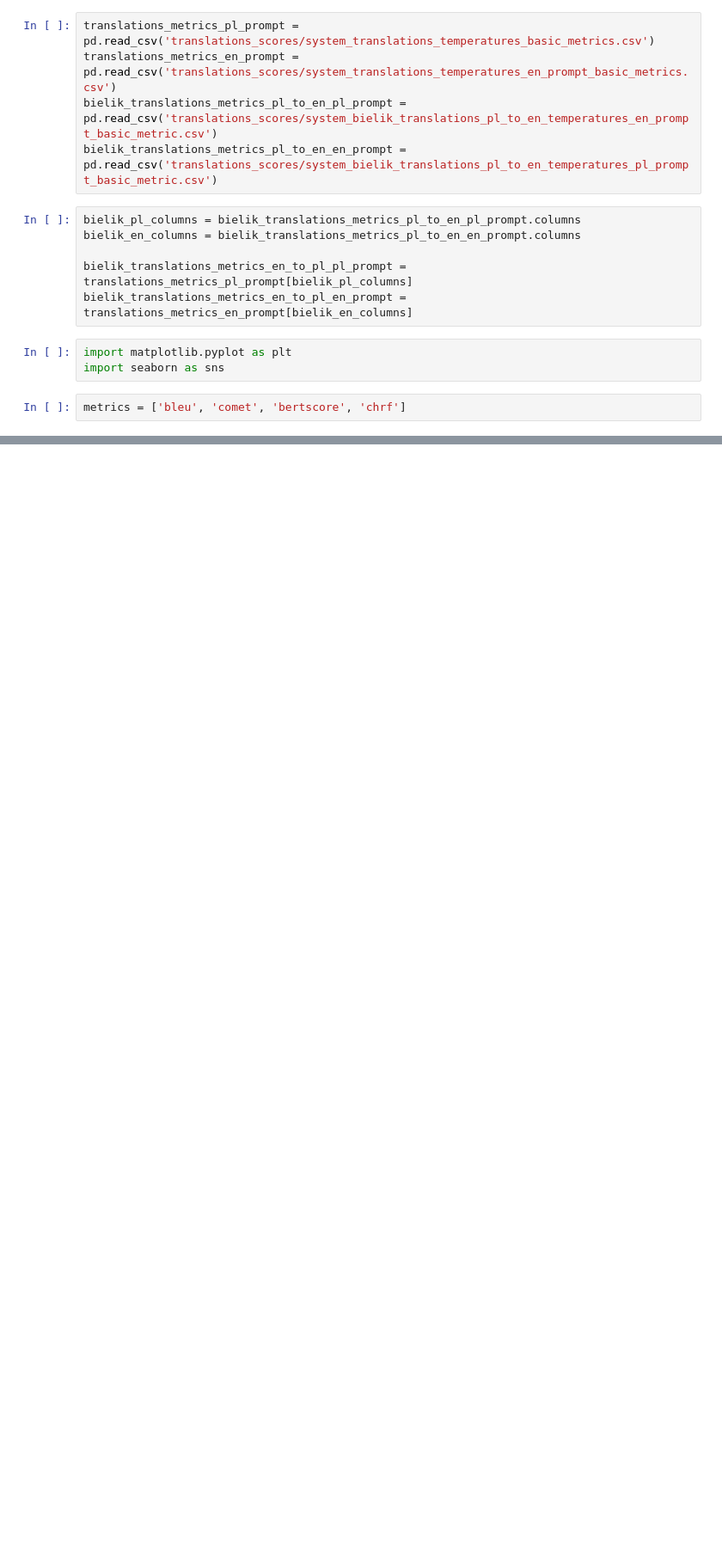
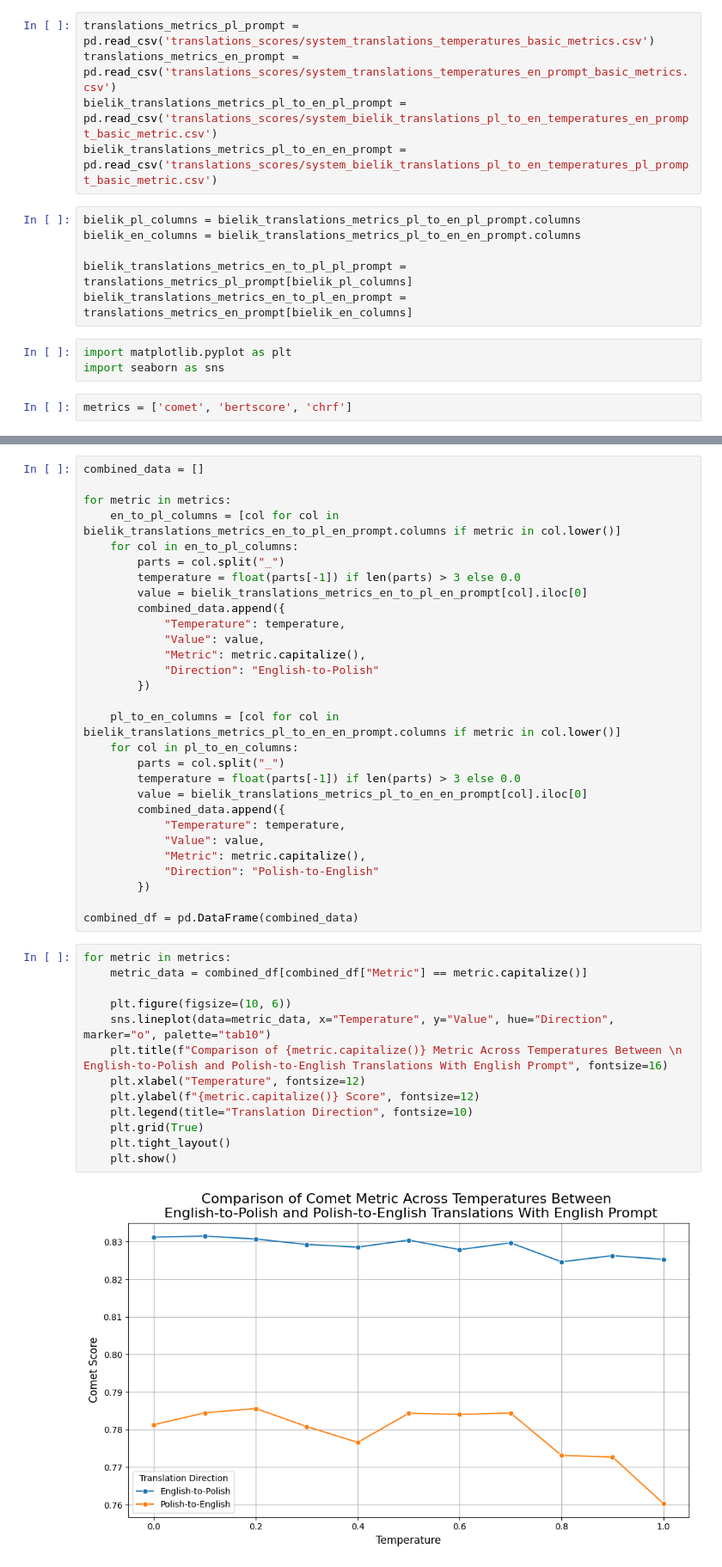
Before and after one commit to refrigerr/adaptation-of-machine-translation, a Jupyter notebook: bielik_experiments_pl_to_en_translation.ipynb, the cells around one changed output, grey strips where cells are left out. Shown at 86% size. Drawn from its saved outputs; the diff is of its cells as text; blank space fills up the shorter version.

```diff
--- a/bielik_experiments.ipynb
+++ b/bielik_experiments_pl_to_en_translation.ipynb
@@ -124,7 +126,7 @@ bielik_translations_metrics_en_to_pl_en_prompt = translations_metrics_en_prompt[
 import matplotlib.pyplot as plt
 import seaborn as sns
 # %%
-metrics = ['bleu', 'comet', 'bertscore', 'chrf']
+metrics = ['comet', 'bertscore', 'chrf']
 # %%
 for metric in metrics:
     columns_to_compare_en = [col for col in bielik_translations_metrics_en_to_pl_en_prompt.columns if metric in col.lower()]
@@ -237,0 +238,44 @@ for metric in metrics:
+# %%
+combined_data = []
+
+for metric in metrics:
+    en_to_pl_columns = [col for col in bielik_translations_metrics_en_to_pl_en_prompt.columns if metric in col.lower()]
+    for col in en_to_pl_columns:
+        parts = col.split("_")
+        temperature = float(parts[-1]) if len(parts) > 3 else 0.0
+        value = bielik_translations_metrics_en_to_pl_en_prompt[col].iloc[0]
+        combined_data.append({
+            "Temperature": temperature,
+            "Value": value,
+            "Metric": metric.capitalize(),
+            "Direction": "English-to-Polish"
+        })
+
+    pl_to_en_columns = [col for col in bielik_translations_metrics_pl_to_en_en_prompt.columns if metric in col.lower()]
+    for col in pl_to_en_columns:
+        parts = col.split("_")
+        temperature = float(parts[-1]) if len(parts) > 3 else 0.0
+        value = bielik_translations_metrics_pl_to_en_en_prompt[col].iloc[0]
+        combined_data.append({
+            "Temperature": temperature,
+            "Value": value,
+            "Metric": metric.capitalize(),
+            "Direction": "Polish-to-English"
+        })
+
+combined_df = pd.DataFrame(combined_data)
+# %%
+for metric in metrics:
+    metric_data = combined_df[combined_df["Metric"] == metric.capitalize()]
+
+    plt.figure(figsize=(10, 6))
+    sns.lineplot(data=metric_data, x="Temperature", y="Value", hue="Direction", marker="o", palette="tab10")
+    plt.title(f"Comparison of {metric.capitalize()} Metric Across Temperatures Between \n English-to-Polish and Polish-to-English Translations With English Prompt", fontsize=16)
+    plt.xlabel("Temperature", fontsize=12)
+    plt.ylabel(f"{metric.capitalize()} Score", fontsize=12)
+    plt.legend(title="Translation Direction", fontsize=10)
+    plt.grid(True)
+    plt.tight_layout()
+    plt.show()
+# %% [output]
+[figure, added]
```
Also changed, not shown: parts of 6 cells of this notebook, 1 other file.
